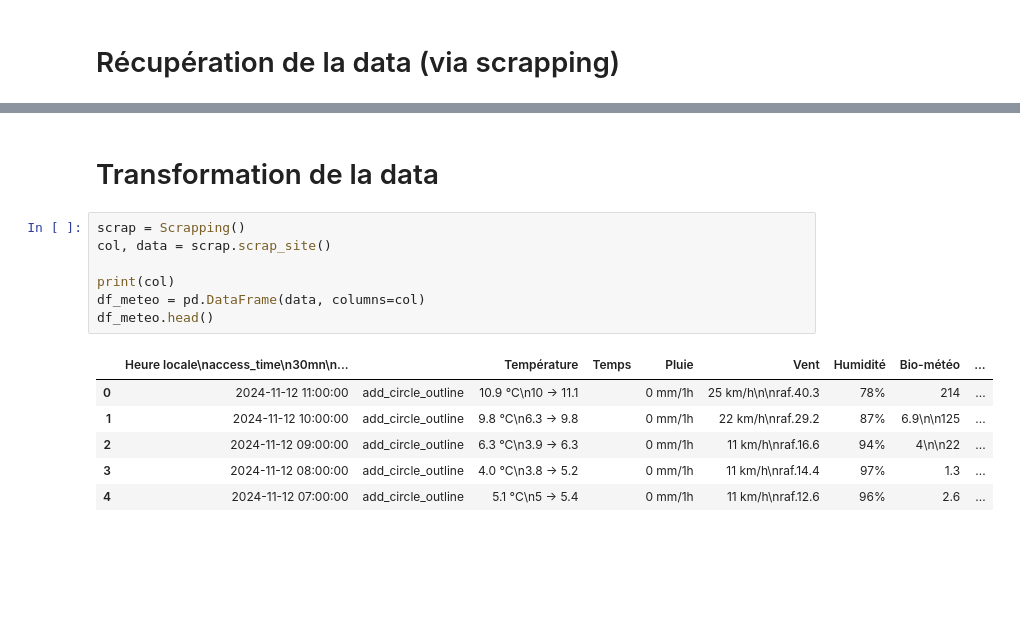
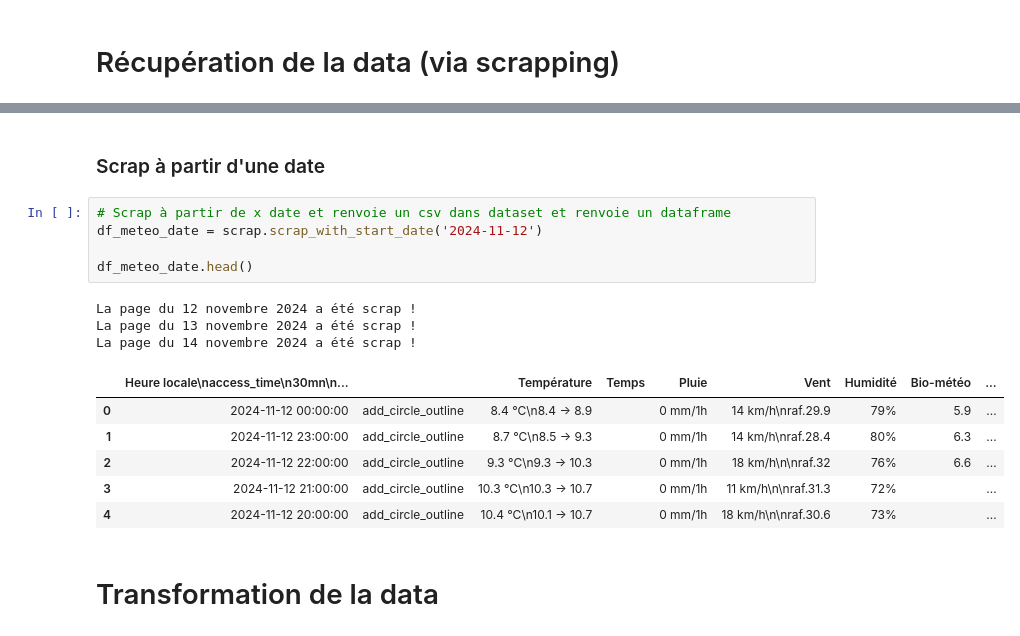
Before and after one commit to LilRaphh/Exercice-ETL-Clement-Raphael, a Jupyter notebook: transform.ipynb, the cells around one changed output, grey strips where cells are left out. Cells and saved outputs as stored; diff of their text form; blank space fills up the shorter version.

```diff
--- a/transform.ipynb
+++ b/transform.ipynb
@@ -43,16 +60,19 @@ Total d'enregistrements récupérés : 137218
+# %% [markdown]
+### Scrap à partir d'une date
+# %%
+# Scrap à partir de x date et renvoie un csv dans dataset et renvoie un dataframe
+df_meteo_date = scrap.scrap_with_start_date('2024-11-12')
+
+df_meteo_date.head()
+# %% [output]
+La page du 12 novembre 2024 a été scrap !
+La page du 13 novembre 2024 a été scrap !
+La page du 14 novembre 2024 a été scrap !
+|  | Heure locale\naccess_time\n30mn\n... |  | Température | Temps | Pluie | Vent | Humidité | Bio-météo | ... |
+| 0 | 2024-11-12 00:00:00 | add_circle_outline | 8.4 °C\n8.4 → 8.9 |  | 0 mm/1h | 14 km/h\nraf.29.9 | 79% | 5.9 | ... |
+| 1 | 2024-11-12 23:00:00 | add_circle_outline | 8.7 °C\n8.5 → 9.3 |  | 0 mm/1h | 14 km/h\nraf.28.4 | 80% | 6.3 | ... |
+| 2 | 2024-11-12 22:00:00 | add_circle_outline | 9.3 °C\n9.3 → 10.3 |  | 0 mm/1h | 18 km/h\n\nraf.32 | 76% | 6.6 | ... |
+| 3 | 2024-11-12 21:00:00 | add_circle_outline | 10.3 °C\n10.3 → 10.7 |  | 0 mm/1h | 11 km/h\n\nraf.31.3 | 72% |  | ... |
+| 4 | 2024-11-12 20:00:00 | add_circle_outline | 10.4 °C\n10.1 → 10.7 |  | 0 mm/1h | 18 km/h\n\nraf.30.6 | 73% |  | ... |
 # %% [markdown]
 # Transformation de la data
-# %%
-scrap = Scrapping()
-col, data = scrap.scrap_site()
-
-print(col)
-df_meteo = pd.DataFrame(data, columns=col)
-df_meteo.head()
-# %% [output]
-|  | Heure locale\naccess_time\n30mn\n... |  | Température | Temps | Pluie | Vent | Humidité | Bio-météo | ... |
-| 0 | 2024-11-12 11:00:00 | add_circle_outline | 10.9 °C\n10 → 11.1 |  | 0 mm/1h | 25 km/h\n\nraf.40.3 | 78% | 214 | ... |
-| 1 | 2024-11-12 10:00:00 | add_circle_outline | 9.8 °C\n6.3 → 9.8 |  | 0 mm/1h | 22 km/h\nraf.29.2 | 87% | 6.9\n\n125 | ... |
-| 2 | 2024-11-12 09:00:00 | add_circle_outline | 6.3 °C\n3.9 → 6.3 |  | 0 mm/1h | 11 km/h\nraf.16.6 | 94% | 4\n\n22 | ... |
-| 3 | 2024-11-12 08:00:00 | add_circle_outline | 4.0 °C\n3.8 → 5.2 |  | 0 mm/1h | 11 km/h\nraf.14.4 | 97% | 1.3 | ... |
-| 4 | 2024-11-12 07:00:00 | add_circle_outline | 5.1 °C\n5 → 5.4 |  | 0 mm/1h | 11 km/h\nraf.12.6 | 96% | 2.6 | ... |
```
Also changed, not shown: parts of 12 cells of this notebook, 1 other file.
